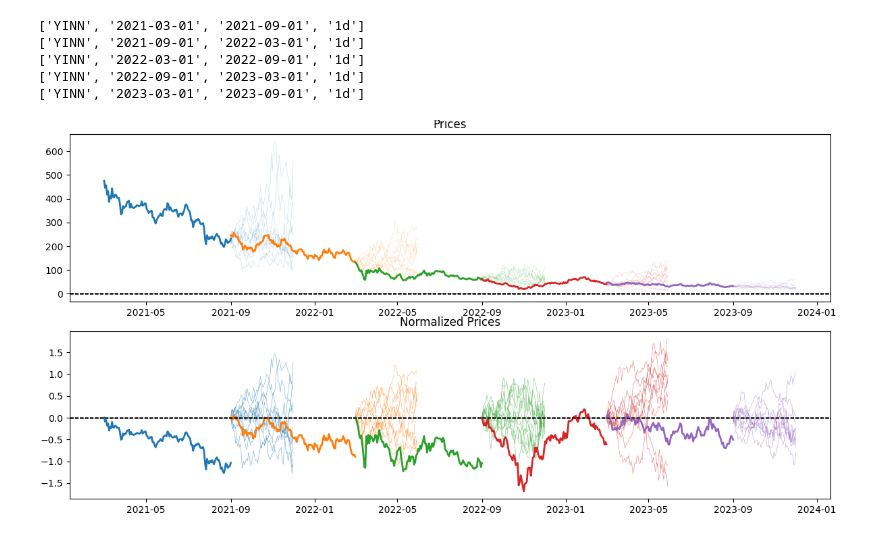
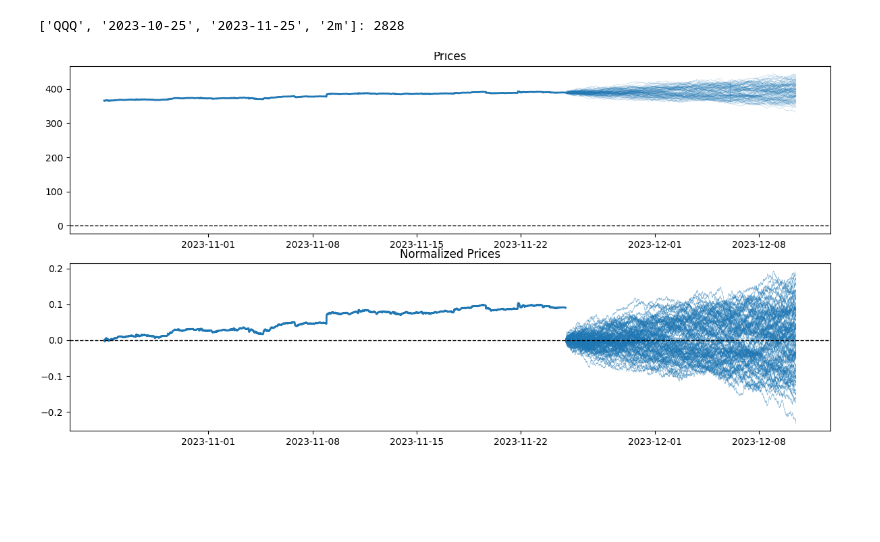
Before and after one commit to qwertpas/trading, a Jupyter notebook: opt.ipynb, the cells around one changed output. Saved outputs shown, nothing was run; the diff lists cells and outputs as text; code cells hidden in the pictures; blank space fills up the shorter version.

```diff
--- a/opt.ipynb
+++ b/opt.ipynb
@@ -117,11 +24,14 @@ tickers = [
     # ['QQQ', '2022-09-01', '2023-03-01', '1d'],
     # ['QQQ', '2023-03-01', '2023-09-01', '1d'],
 
-    ['YINN', '2021-03-01', '2021-09-01', '1d'],
-    ['YINN', '2021-09-01', '2022-03-01', '1d'],
-    ['YINN', '2022-03-01', '2022-09-01', '1d'],
-    ['YINN', '2022-09-01', '2023-03-01', '1d'],
-    ['YINN', '2023-03-01', '2023-09-01', '1d'],
+    ['QQQ', '2023-10-25', '2023-11-25', '2m'],
+
+
+    # ['YINN', '2021-03-01', '2021-09-01', '1d'],
+    # ['YINN', '2021-09-01', '2022-03-01', '1d'],
+    # ['YINN', '2022-03-01', '2022-09-01', '1d'],
+    # ['YINN', '2022-09-01', '2023-03-01', '1d'],
+    # ['YINN', '2023-03-01', '2023-09-01', '1d'],
 
     # ['VOO', '2023-01-01', '2023-12-01', '1h'],
     # ['YINN', '2015-01-01', '2015-12-01', '1d'],
@@ -129,11 +39,12 @@ tickers = [
     # ['O', '2023-09-01', '2023-12-01', '1h'],
 ]
 for ticker in tickers:
-    print(ticker)
+    prices_raw = np.array(yf.Ticker(ticker[0]).history(start=ticker[1], end=ticker[2], interval=ticker[3])['Close'])
+    prices_raw = prices_raw[~np.isnan(prices_raw)]
+
+    print(f"{ticker}: {len(prices_raw)}")
     ticker_str = ticker[0]
 
-    prices_raw = np.array(yf.Ticker(ticker[0]).history(start=ticker[1], end=ticker[2], interval=ticker[3])['Close'])
-    prices_raw = prices_raw[~np.isnan(prices_raw)]
     start_date = datetime.strptime(ticker[1], '%Y-%m-%d')
     end_date = datetime.strptime(ticker[2], '%Y-%m-%d')
     date_array = np.linspace(start_date.timestamp(), end_date.timestamp(), len(prices_raw))
@@ -151,45 +62,39 @@ for ticker in tickers:
     phases = np.angle(spectrum)
 
 
-    for i in range(10):
+    for i in range(100):
         phases_sim = np.random.uniform(0, 2*pi, size=nyquist_freq)
         spectrum_sim = amplitudes * np.exp(1j * (phases_sim))
         prices_sim = np.fft.ifft(spectrum_sim).real
 
         # spectrum_sim[50:] = 0    #low pass filter
         if(len(prices)%2==0):
             spectrum_sim = np.concatenate((spectrum_sim[:-1], np.conj(spectrum_sim[-1:0:-1]))) #second half is the negative frequencies, reverse and remove last element, then take last element
         else:
             spectrum_sim = np.concatenate((spectrum_sim, np.conj(spectrum_sim[-1:0:-1])))
         prices_sim = np.fft.ifft(spectrum_sim).real
 
-
+        # only the first half of the IFFT is reasonable
         halflen = len(prices_sim)//2
         date_objects_next = date_objects_next[:halflen]
         prices_sim = prices_sim[:halflen]
 
         prices_sim = (prices_sim - prices_sim[0])
-
-        # axs[1].plot(date_objects_next, prices_sim, label=i, linewidth=1, color='blue', alpha=0.5)
 
         x = np.linspace(1e-6, pi/2, len(prices_sim))
         prices_sim = np.multiply(prices_sim, x/np.sin(x))
 
         color = axs[1].lines[-1].get_color()
         axs[1].plot(date_objects_next, prices_sim, label=i, linewidth=0.5, color=color, alpha=0.5)
 
 
         prices_predict = prices_raw[-1]*np.exp2(prices_sim)
         # prices_predict = prices_raw[-1]*np.power(3, prices_sim)
         axs[0].plot(date_objects_next, prices_predict, label=i, linewidth=0.5, color=color, alpha=0.2)
 
     axs[0].axhline(y=0, color='k', linestyle='--', linewidth=1)
     axs[1].axhline(y=0, color='k', linestyle='--', linewidth=1)
     # axs[0].legend()
 # %% [output]
-['YINN', '2021-03-01', '2021-09-01', '1d']
-['YINN', '2021-09-01', '2022-03-01', '1d']
-['YINN', '2022-03-01', '2022-09-01', '1d']
-['YINN', '2022-09-01', '2023-03-01', '1d']
-['YINN', '2023-03-01', '2023-09-01', '1d']
+['QQQ', '2023-10-25', '2023-11-25', '2m']: 2828
-[figure, old version]
+[figure, new version]
```
Also changed, not shown: parts of 8 cells of this notebook, 6 other files.
